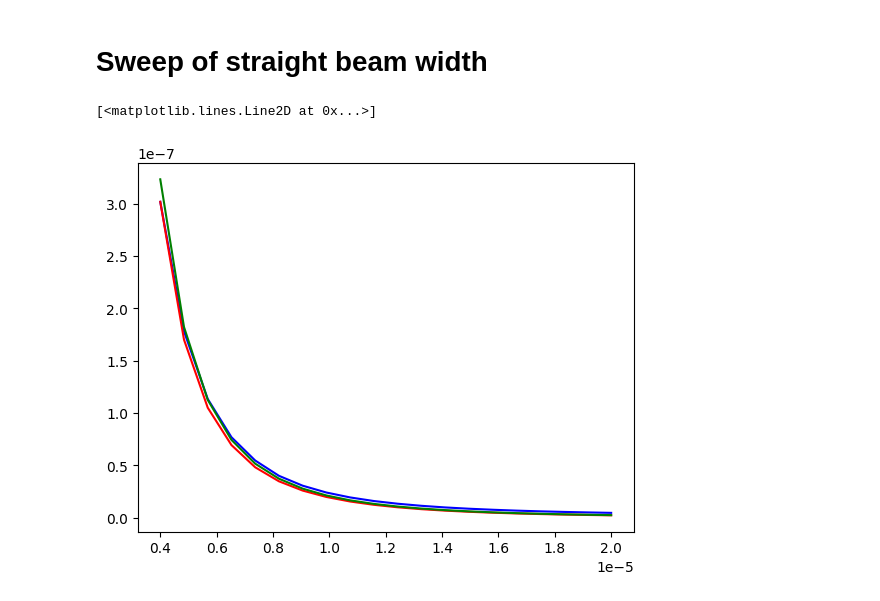
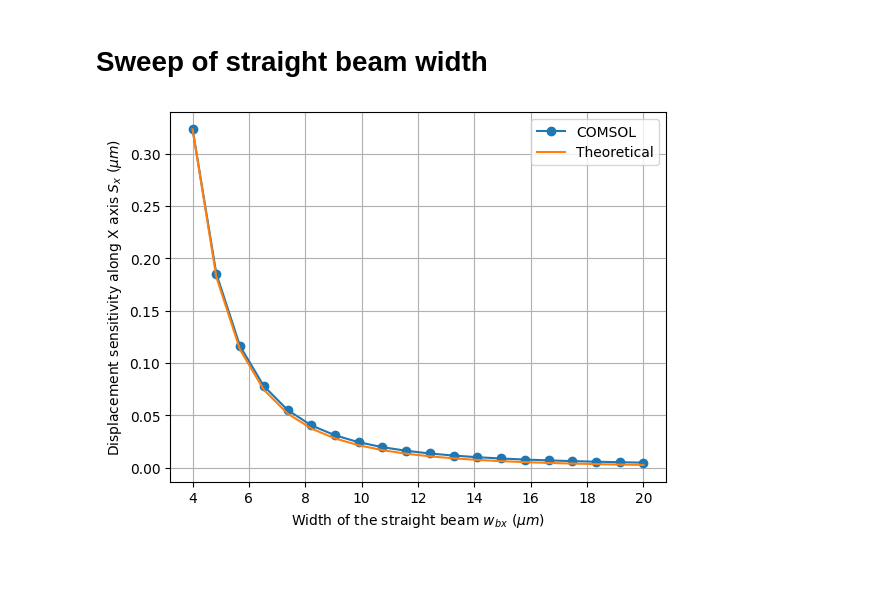
Before and after one commit to leonardobove/dual_axis_accelerometer, a Jupyter notebook: python/COMSOL_data_analysis.ipynb, the cells around one changed output. Cells and saved outputs as stored; diff of their text form; code cells hidden in the pictures; blank space fills up the shorter version.

```diff
--- a/python/COMSOL_data_analysis.ipynb
+++ b/python/COMSOL_data_analysis.ipynb
@@ -162,14 +286,18 @@ with open(path, 'r') as file:
 
 xy_values = [tuple(map(float, line.split(','))) for line in lines if not line.startswith('%')]
 
-w_bx, s_x = zip(*xy_values)
+w_bx, s_x_wbx_sweep = zip(*xy_values)
 w_bx = np.array(w_bx)*1e-6
-s_x = np.array(s_x)*1e-6
-s_x_ideal = (rho*(w_m*l_m*t_m+64*w_f*l_f*t_f)*g*pow(l_bx,3))/(2*E*pow(w_bx,3)*t_bx_default)
+s_x_wbx_sweep = np.array(s_x_wbx_sweep)*1e-6
+k_x_article_wbx = 2*E*pow(w_bx/l_bx, 3)*t_bx_default
+s_x_wbx_sweep_ideal = rho*(w_m*l_m*t_m+64*w_f*l_f*t_f)*g/k_x_article_wbx
 # %%
-plt.plot(w_bx, s_x, color='blue')
-plt.plot(w_bx, s_x[0]*pow(w_bx[0], 3)/pow(w_bx, 3), color='red')
-plt.plot(w_bx, s_x_ideal, color='green')
+plt.plot(w_bx/1e-6, s_x_wbx_sweep/1e-6, "o-", label="COMSOL")
+plt.plot(w_bx/1e-6, s_x_wbx_sweep_ideal/1e-6, label="Theoretical")
+plt.legend(loc="best")
+plt.xlabel("Width of the straight beam $w_{bx}$ $(\\mu m)$")
+plt.ylabel("Displacement sensitivity along X axis $S_x$ $(\\mu m)$")
+plt.grid('on')
+#tikzplotlib.save("../report/tikz/wbx_sweep.tex")
 # %% [output]
-[<matplotlib.lines.Line2D at 0x...>]
-[figure, old version]
+[figure, new version]
```
Also changed, not shown: parts of 27 cells of this notebook, 39 other files.
